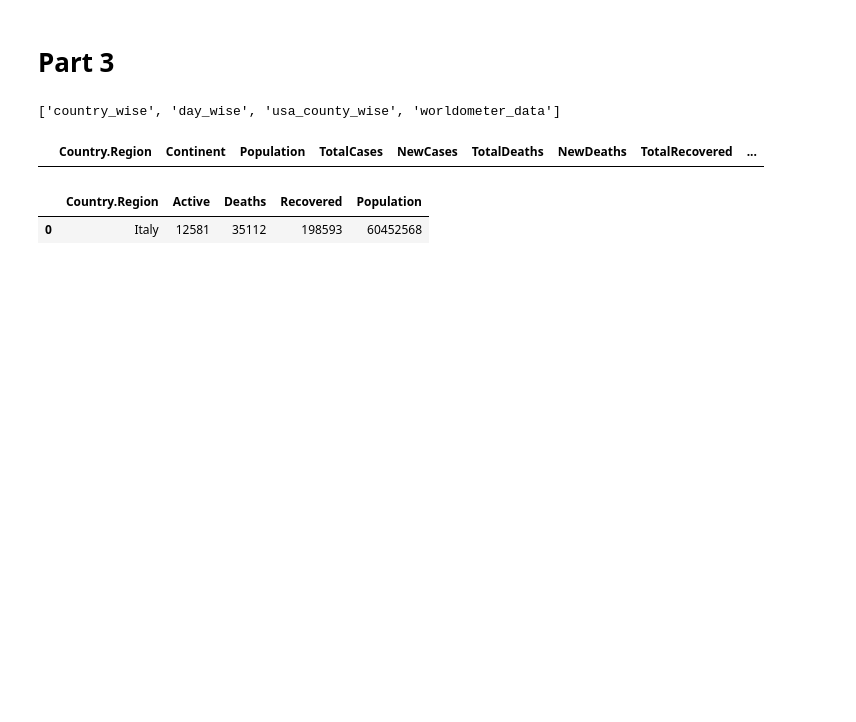
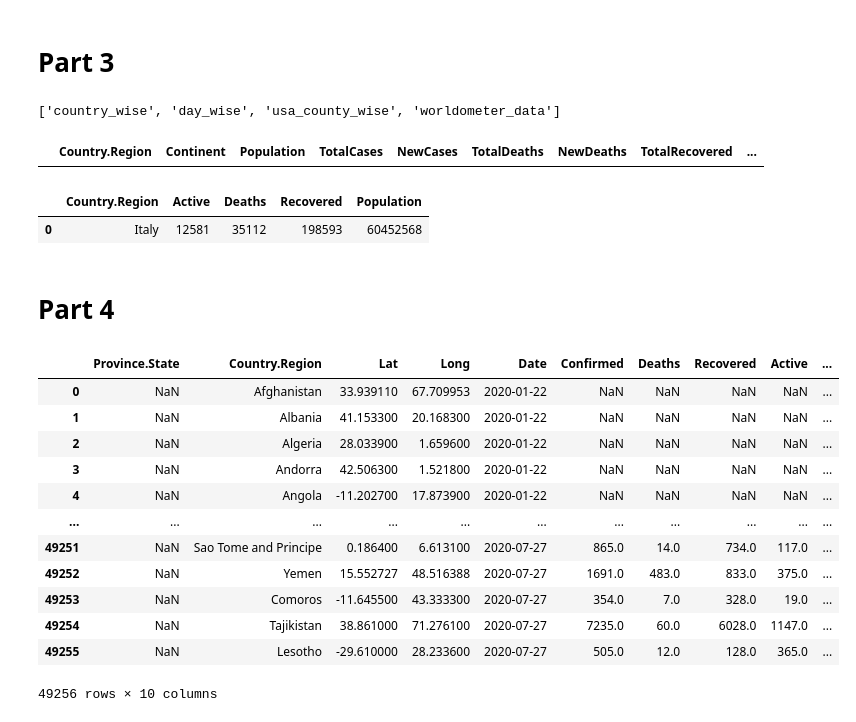
Before and after one commit to npandayVU/covid, a Jupyter notebook: analysis.ipynb, the cells around one changed output. Drawn from its saved outputs; the diff is of its cells as text; code cells hidden in the pictures; blank space fills up the shorter version.

```diff
--- a/analysis.ipynb
+++ b/analysis.ipynb
@@ -220,3 +220,22 @@ df_italy
 # %% [output]
 |  | Country.Region | Active | Deaths | Recovered | Population |
 | 0 | Italy | 12581 | 35112 | 198593 | 60452568 |
+# %% [markdown]
+# Part 4
+# %%
+complete = pd.read_csv('complete.csv')
+complete
+# %% [output]
+|  | Province.State | Country.Region | Lat | Long | Date | Confirmed | Deaths | Recovered | Active | ... |
+| 0 | NaN | Afghanistan | 33.939110 | 67.709953 | 2020-01-22 | NaN | NaN | NaN | NaN | ... |
+| 1 | NaN | Albania | 41.153300 | 20.168300 | 2020-01-22 | NaN | NaN | NaN | NaN | ... |
+| 2 | NaN | Algeria | 28.033900 | 1.659600 | 2020-01-22 | NaN | NaN | NaN | NaN | ... |
+| 3 | NaN | Andorra | 42.506300 | 1.521800 | 2020-01-22 | NaN | NaN | NaN | NaN | ... |
+| 4 | NaN | Angola | -11.202700 | 17.873900 | 2020-01-22 | NaN | NaN | NaN | NaN | ... |
+| ... | ... | ... | ... | ... | ... | ... | ... | ... | ... | ... |
+| 49251 | NaN | Sao Tome and Principe | 0.186400 | 6.613100 | 2020-07-27 | 865.0 | 14.0 | 734.0 | 117.0 | ... |
+| 49252 | NaN | Yemen | 15.552727 | 48.516388 | 2020-07-27 | 1691.0 | 483.0 | 833.0 | 375.0 | ... |
+| 49253 | NaN | Comoros | -11.645500 | 43.333300 | 2020-07-27 | 354.0 | 7.0 | 328.0 | 19.0 | ... |
+| 49254 | NaN | Tajikistan | 38.861000 | 71.276100 | 2020-07-27 | 7235.0 | 60.0 | 6028.0 | 1147.0 | ... |
+| 49255 | NaN | Lesotho | -29.610000 | 28.233600 | 2020-07-27 | 505.0 | 12.0 | 128.0 | 365.0 | ... |
+49256 rows × 10 columns
```
Also changed, not shown: parts of 1 cell of this notebook, 1 other file.
